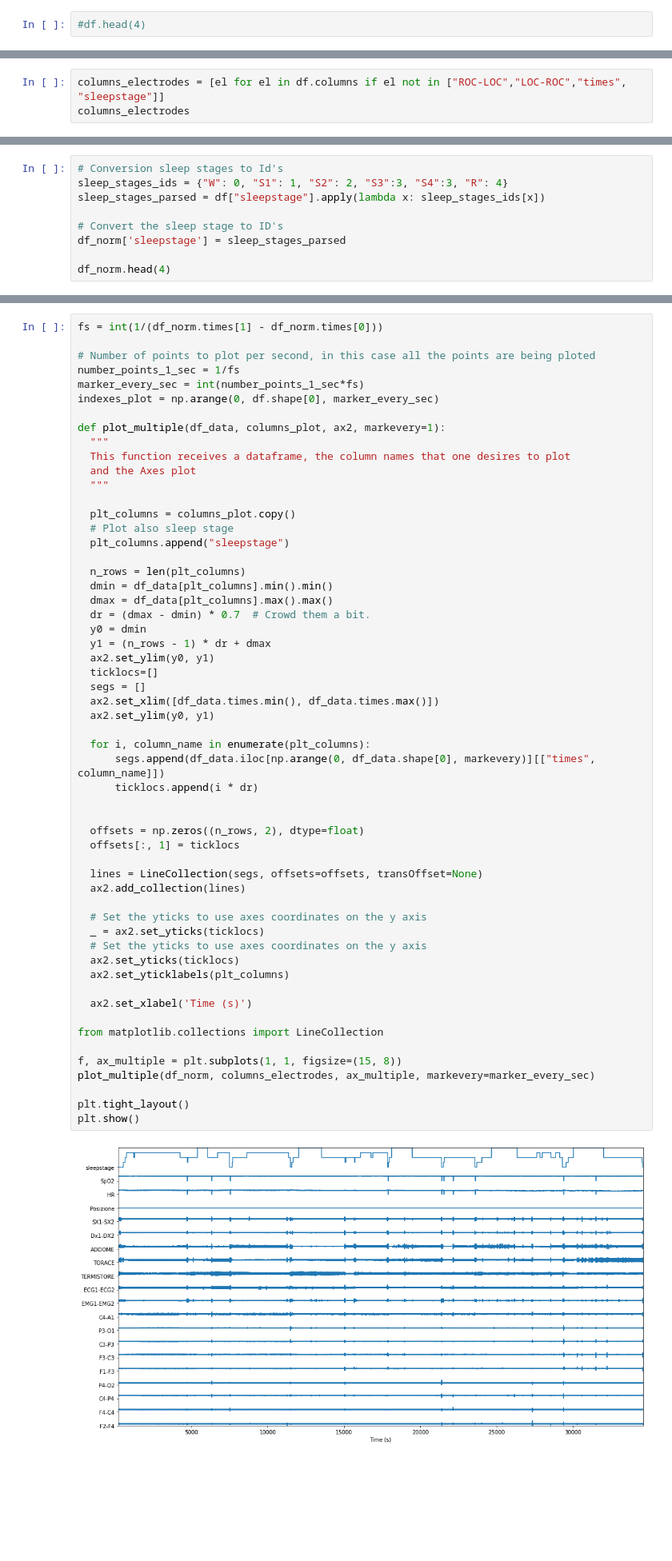
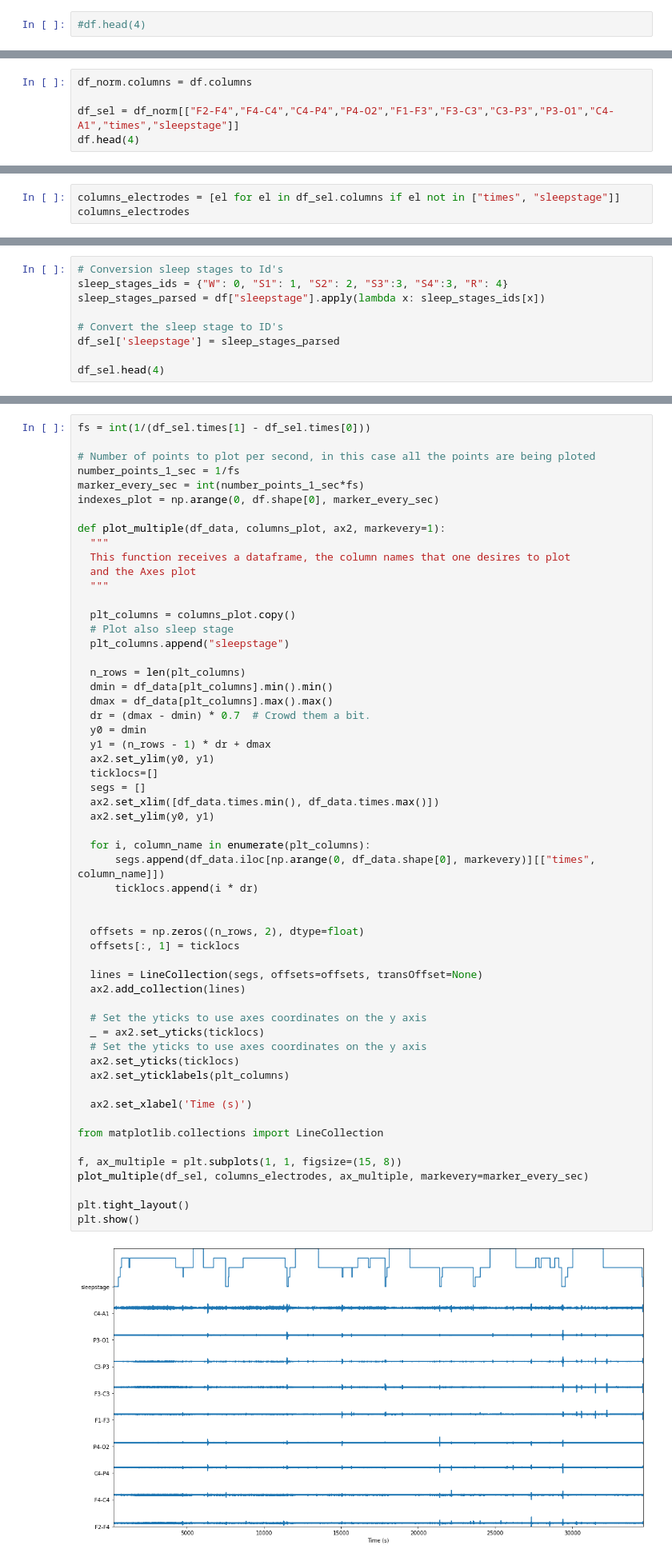
Before and after one commit to CarolinaR99/Projeto1_ADAR, a Jupyter notebook: Projecto_ADDAR_Sleep.ipynb, the cells around one changed output, grey strips where cells are left out. Shown at 80% size. Cells and saved outputs as stored; diff of their text form; blank space fills up the shorter version.

```diff
--- a/Projecto_ADDAR_Sleep.ipynb
+++ b/Projecto_ADDAR_Sleep.ipynb
@@ -194,0 +183,5 @@ df_norm.head(4)
+# %%
+df_norm.columns = df.columns
+
+df_sel = df_norm[["F2-F4","F4-C4","C4-P4","P4-O2","F1-F3","F3-C3","C3-P3","P3-O1","C4-A1","times","sleepstage"]]
+df.head(4)
@@ -195,5 +194,5 @@ df_norm.head(4)
 # %%
-columns_electrodes = [el for el in df.columns if el not in ["ROC-LOC","LOC-ROC","times", "sleepstage"]]
+columns_electrodes = [el for el in df_sel.columns if el not in ["times", "sleepstage"]]
 columns_electrodes
 # %% [output]
 ['F2-F4',
@@ -221,7 +210,7 @@ sleep_stages_ids = {"W": 0, "S1": 1, "S2": 2, "S3":3, "S4":3, "R": 4}
 sleep_stages_parsed = df["sleepstage"].apply(lambda x: sleep_stages_ids[x])
 
 # Convert the sleep stage to ID's
-df_norm['sleepstage'] = sleep_stages_parsed
+df_sel['sleepstage'] = sleep_stages_parsed
 
-df_norm.head(4)
+df_sel.head(4)
 # %% [output]
@@ -233,5 +226,5 @@ df_norm.head(4)
 # %%
-fs = int(1/(df_norm.times[1] - df_norm.times[0]))
+fs = int(1/(df_sel.times[1] - df_sel.times[0]))
 
 # Number of points to plot per second, in this case all the points are being ploted
 number_points_1_sec = 1/fs
@@ -259,35 +252,35 @@ def plot_multiple(df_data, columns_plot, ax2, markevery=1):
   segs = []
   ax2.set_xlim([df_data.times.min(), df_data.times.max()])
   ax2.set_ylim(y0, y1)
 
   for i, column_name in enumerate(plt_columns):
       segs.append(df_data.iloc[np.arange(0, df_data.shape[0], markevery)][["times", column_name]])
       ticklocs.append(i * dr)
 
 
   offsets = np.zeros((n_rows, 2), dtype=float)
   offsets[:, 1] = ticklocs
 
   lines = LineCollection(segs, offsets=offsets, transOffset=None)
   ax2.add_collection(lines)
 
   # Set the yticks to use axes coordinates on the y axis
   _ = ax2.set_yticks(ticklocs)
   # Set the yticks to use axes coordinates on the y axis
   ax2.set_yticks(ticklocs)
   ax2.set_yticklabels(plt_columns)
 
   ax2.set_xlabel('Time (s)')
 
 from matplotlib.collections import LineCollection
 
 f, ax_multiple = plt.subplots(1, 1, figsize=(15, 8))
-plot_multiple(df_norm, columns_electrodes, ax_multiple, markevery=marker_every_sec)
+plot_multiple(df_sel, columns_electrodes, ax_multiple, markevery=marker_every_sec)
 
 plt.tight_layout()
 plt.show()
 # %% [output]
-[figure, old version]
+[figure, new version]
 # %%
 from sklearn.decomposition import FastICA
 ica_model = FastICA(n_components=len(columns_electrodes), random_state=0)
```
Also changed, not shown: parts of 7 cells of this notebook.
